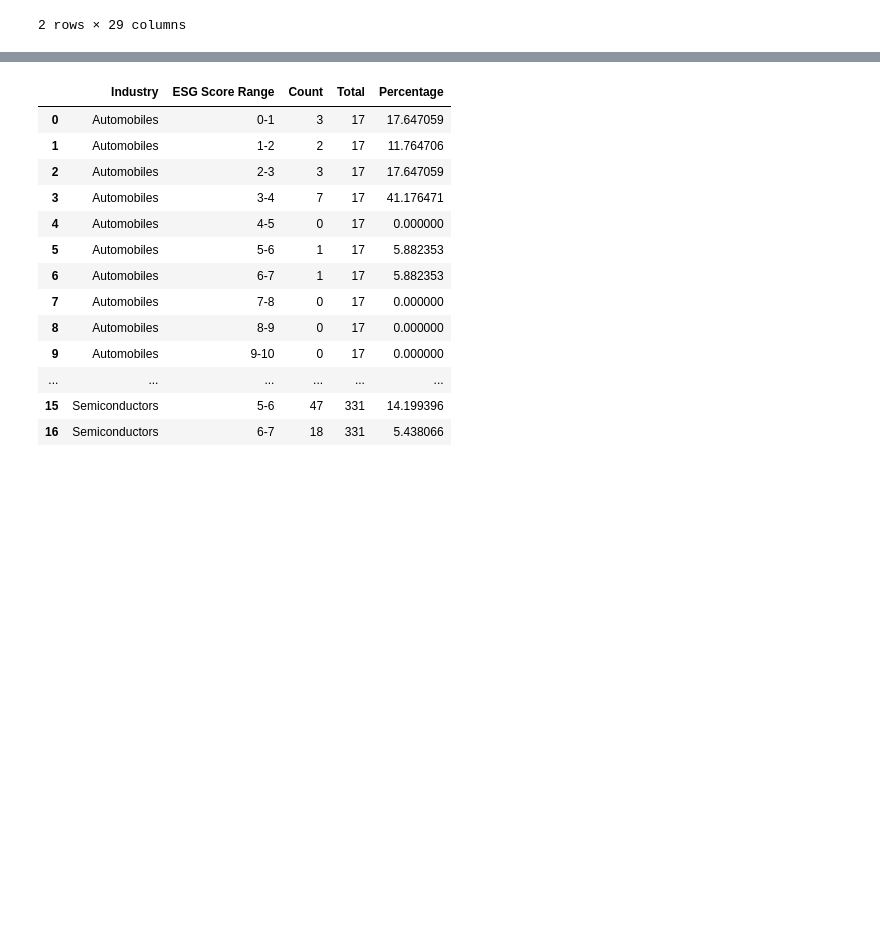
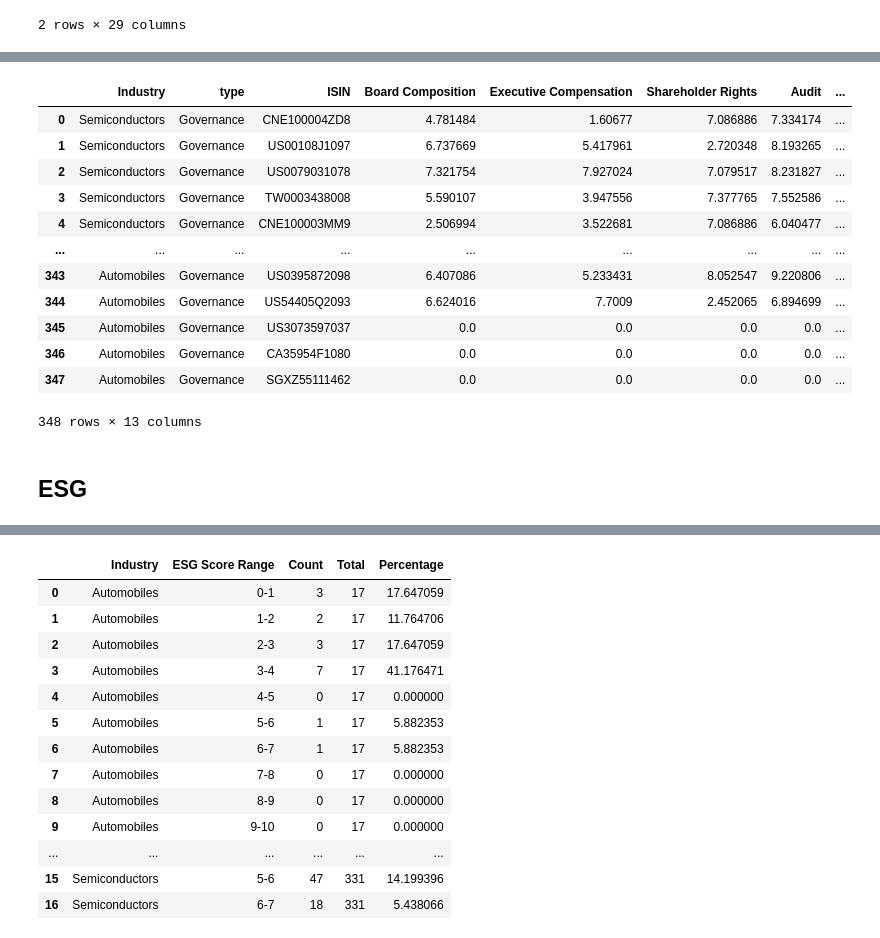
Before and after one commit to VeroOli/ESG-Intelligence-Final_Project-Ironhack, a Jupyter notebook: notebooks/Materiality.ipynb, the cells around one changed output, grey strips where cells are left out. Cells and saved outputs as stored; diff of their text form; code cells hidden in the pictures; blank space fills up the shorter version.

```diff
--- a/notebooks/Materiality.ipynb
+++ b/notebooks/Materiality.ipynb
@@ -349,0 +346,7 @@ Governance.head()
+# %%
+for column in Social.columns[3:14]:
+    median_col = Social.groupby('Industry')[column].transform('median')
+    classification_col = column + " Classification"
+    Social[classification_col] = Social.apply(lambda row: clasificar_esg(row[column], median_col[row.name]), axis=1)
+
+Social
@@ -349,0 +367,21 @@ Governance.head()
+# %%
+for column in Governance.columns[3:7]:
+    median_col = Governance.groupby('Industry')[column].transform('median')
+    classification_col = column + " Classification"
+    Governance[classification_col] = Governance.apply(lambda row: clasificar_esg(row[column], median_col[row.name]), axis=1)
+
+Governance
+# %% [output]
+|  | Industry | type | ISIN | Board Composition | Executive Compensation | Shareholder Rights | Audit | ... |
+| 0 | Semiconductors | Governance | CNE100004ZD8 | 4.781484 | 1.60677 | 7.086886 | 7.334174 | ... |
+| 1 | Semiconductors | Governance | US00108J1097 | 6.737669 | 5.417961 | 2.720348 | 8.193265 | ... |
+| 2 | Semiconductors | Governance | US0079031078 | 7.321754 | 7.927024 | 7.079517 | 8.231827 | ... |
+| 3 | Semiconductors | Governance | TW0003438008 | 5.590107 | 3.947556 | 7.377765 | 7.552586 | ... |
+| 4 | Semiconductors | Governance | CNE100003MM9 | 2.506994 | 3.522681 | 7.086886 | 6.040477 | ... |
+| ... | ... | ... | ... | ... | ... | ... | ... | ... |
+| 343 | Automobiles | Governance | US0395872098 | 6.407086 | 5.233431 | 8.052547 | 9.220806 | ... |
+| 344 | Automobiles | Governance | US54405Q2093 | 6.624016 | 7.7009 | 2.452065 | 6.894699 | ... |
+| 345 | Automobiles | Governance | US3073597037 | 0.0 | 0.0 | 0.0 | 0.0 | ... |
+| 346 | Automobiles | Governance | CA35954F1080 | 0.0 | 0.0 | 0.0 | 0.0 | ... |
+| 347 | Automobiles | Governance | SGXZ55111462 | 0.0 | 0.0 | 0.0 | 0.0 | ... |
+348 rows × 13 columns
@@ -350 +393,3 @@ Governance.head()
+# %% [markdown]
+## ESG
 # %%
```
Also changed, not shown: parts of 35 cells of this notebook, 18 other files.
